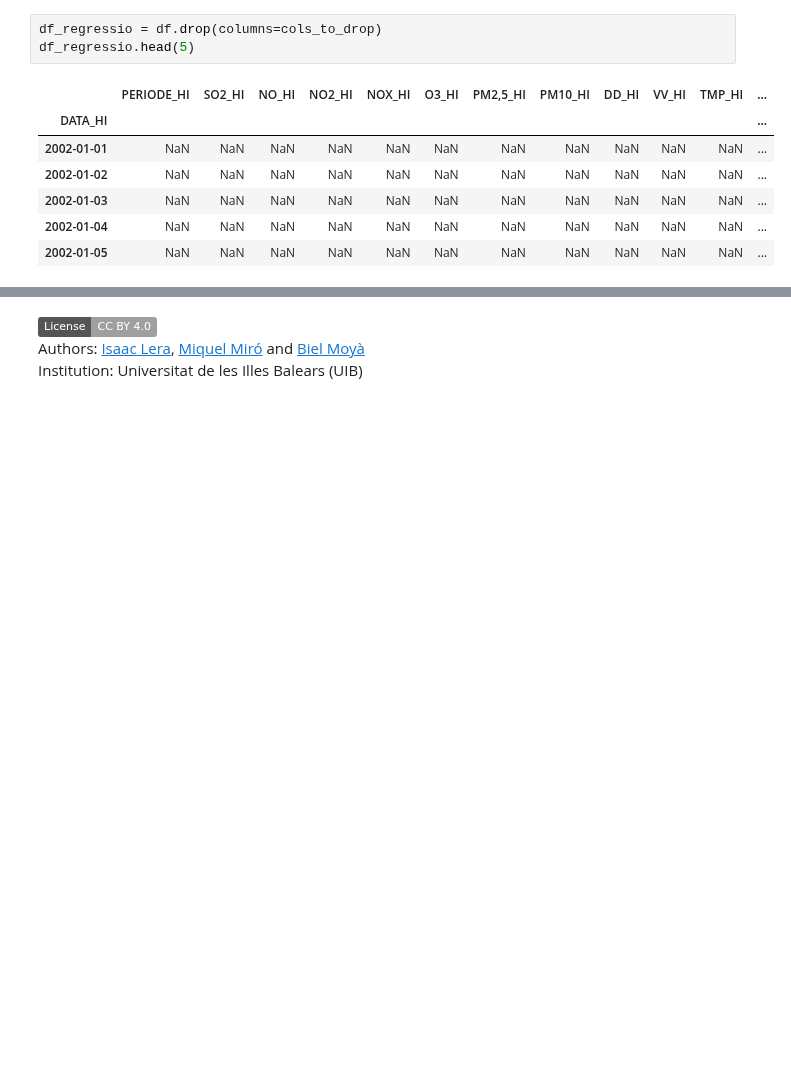
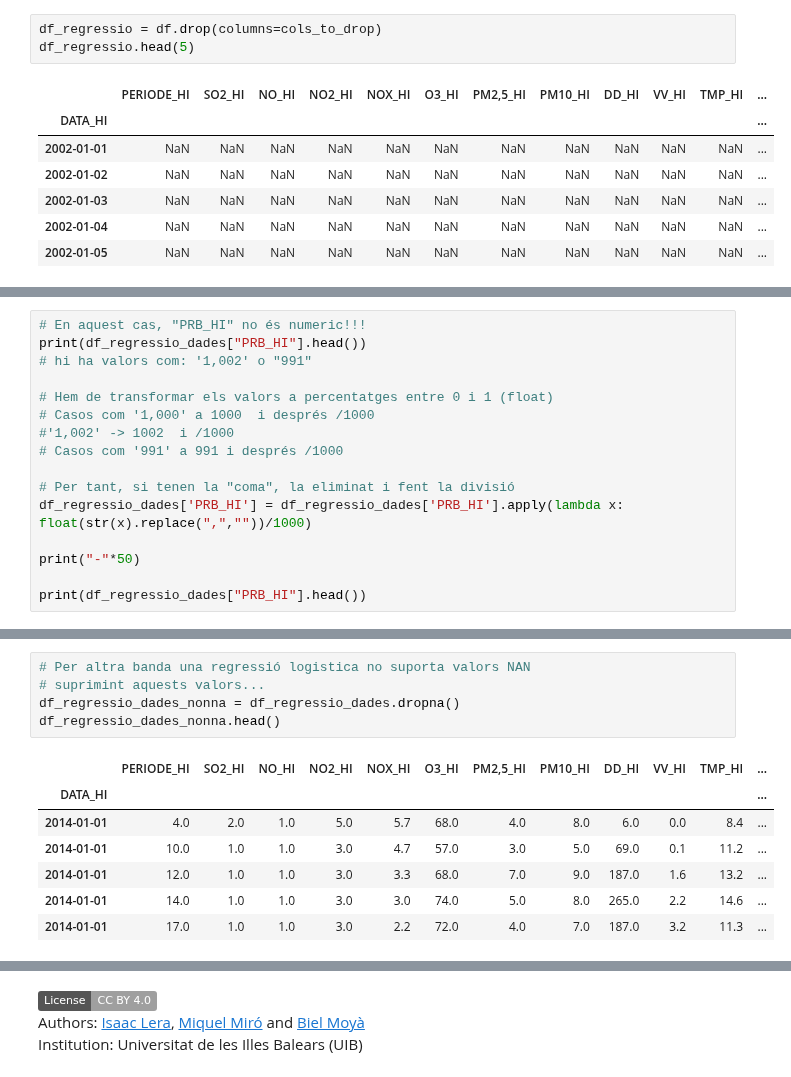
Before and after one commit to wisaaco/CURS_AdministracioAnaliticaAvan-adaDeDades, a Jupyter notebook: lessons/projecte_final.ipynb, the cells around one changed output, grey strips where cells are left out. Drawn from its saved outputs; the diff is of its cells as text; badges without logos; blank space fills up the shorter version.

```diff
--- a/lessons/projecte_final.ipynb
+++ b/lessons/projecte_final.ipynb
@@ -230,0 +264,16 @@ df_regressio_dades = df_regressio.loc["2014":"2016"].copy() #durant el nostre pe
+# %%
+# En aquest cas, "PRB_HI" no és numeric!!!
+print(df_regressio_dades["PRB_HI"].head())
+# hi ha valors com: '1,002' o "991"
+
+# Hem de transformar els valors a percentatges entre 0 i 1 (float)
+# Casos com '1,000' a 1000  i després /1000
+#'1,002' -> 1002  i /1000
+# Casos com '991' a 991 i després /1000
+
+# Per tant, si tenen la "coma", la eliminat i fent la divisió
+df_regressio_dades['PRB_HI'] = df_regressio_dades['PRB_HI'].apply(lambda x: float(str(x).replace(",",""))/1000)
+
+print("-"*50)
+
+print(df_regressio_dades["PRB_HI"].head())
@@ -231,3 +296,16 @@ df_regressio_dades = df_regressio.loc["2014":"2016"].copy() #durant el nostre pe
+# %%
+# Per altra banda una regressió logistica no suporta valors NAN
+# suprimint aquests valors...
+df_regressio_dades_nonna = df_regressio_dades.dropna()
+df_regressio_dades_nonna.head()
+# %% [output]
+|  | PERIODE_HI | SO2_HI | NO_HI | NO2_HI | NOX_HI | O3_HI | PM2,5_HI | PM10_HI | DD_HI | VV_HI | TMP_HI | ... |
+| DATA_HI |  |  |  |  |  |  |  |  |  |  |  | ... |
+| 2014-01-01 | 4.0 | 2.0 | 1.0 | 5.0 | 5.7 | 68.0 | 4.0 | 8.0 | 6.0 | 0.0 | 8.4 | ... |
+| 2014-01-01 | 10.0 | 1.0 | 1.0 | 3.0 | 4.7 | 57.0 | 3.0 | 5.0 | 69.0 | 0.1 | 11.2 | ... |
+| 2014-01-01 | 12.0 | 1.0 | 1.0 | 3.0 | 3.3 | 68.0 | 7.0 | 9.0 | 187.0 | 1.6 | 13.2 | ... |
+| 2014-01-01 | 14.0 | 1.0 | 1.0 | 3.0 | 3.0 | 74.0 | 5.0 | 8.0 | 265.0 | 2.2 | 14.6 | ... |
+| 2014-01-01 | 17.0 | 1.0 | 1.0 | 3.0 | 2.2 | 72.0 | 4.0 | 7.0 | 187.0 | 3.2 | 11.3 | ... |
 # %%
 # Aplicant un algorisme de ML i la divisió de les dades Train i Test
 from sklearn.model_selection import train_test_split
```
Also changed, not shown: parts of 10 cells of this notebook.
